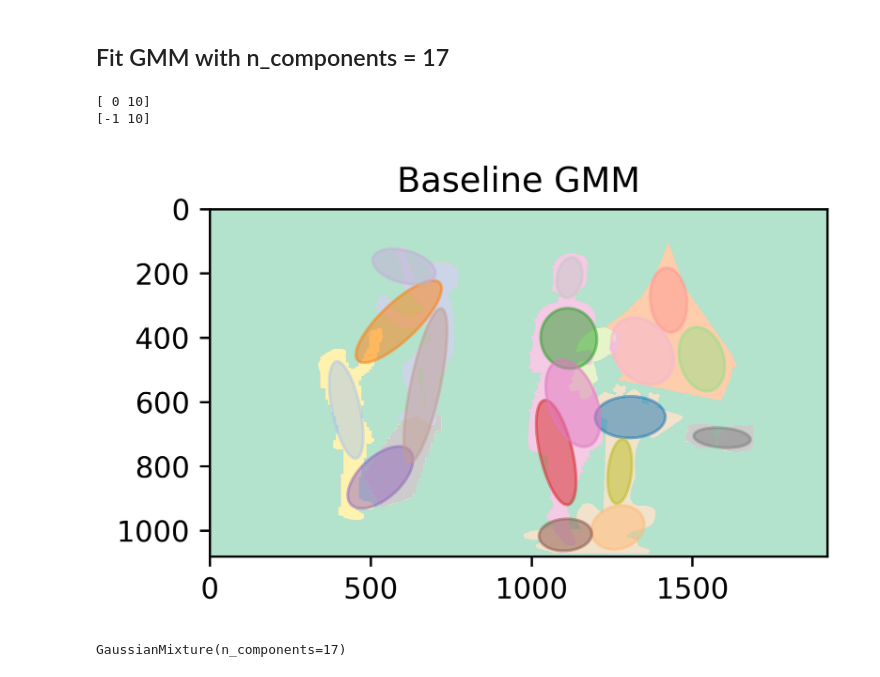
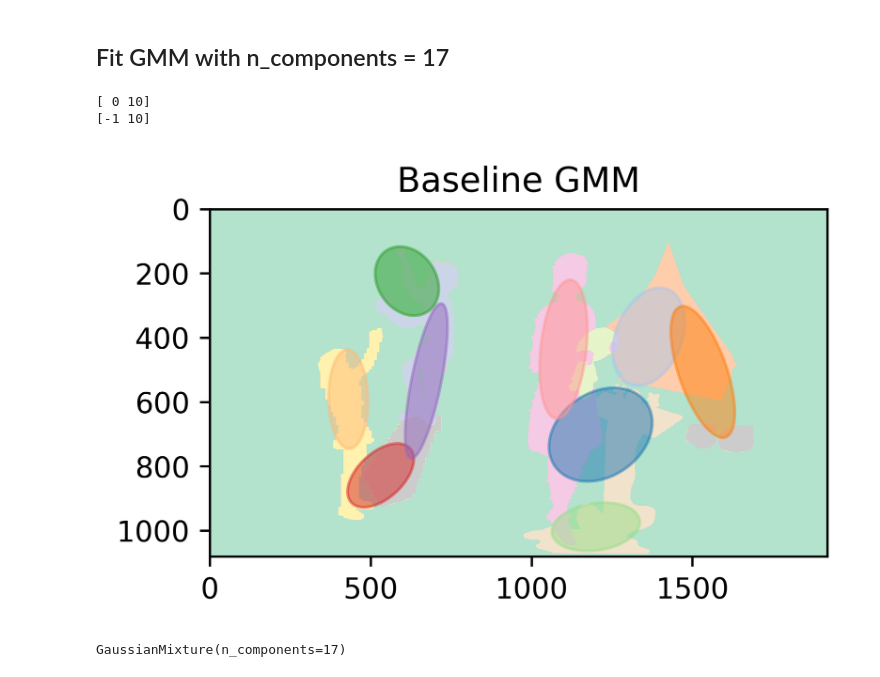
Before and after one commit to mariarlima/llm-hri-cognitive-health, a Jupyter notebook: AnalysisTools/EyeGazeDataTools/GMM.ipynb, the cells around one changed output. Drawn from its saved outputs; the diff is of its cells as text; code cells hidden in the pictures.

```diff
--- a/AnalysisTools/EyeGazeDataTools/GMM.ipynb
+++ b/AnalysisTools/EyeGazeDataTools/GMM.ipynb
@@ -12,8 +12,14 @@ from sklearn.model_selection import GridSearchCV
 from matplotlib.patches import Ellipse
 from eye_gaze_data_reader import get_eye_gaze_data
 # %%
-# image_path = './images/Picnic_segmentation.png'
-image_path = './images/Cookie_theft_segmentation.png'
+task_name = "cookie"
+# task_name = "picnic"
+
+if task_name == "cookie":
+    image_path = './images/Cookie_theft_segmentation.png'
+else:
+    image_path = './images/Picnic_segmentation.png'
+
 image = cv2.imread(image_path)
 
 # Convert the image to RGB (OpenCV loads images in BGR format by default)
@@ -509,19 +498,23 @@ def search_parameter_eye_gaze(filepath, param_grid, scoring, x_scale=1920, y_sca
 ## Fit GMM with n_components = 17
 # %%
 # seperated_masks[len(image_component_id_lookup) - 1]
+if task_name == "cookie":
+    num_components_baseline = 9
+else:
+    num_components_baseline = 16
 gmm17 = GaussianMixture(random_state=0)
 
 points = get_pixel_coordinates(seperated_masks[len(image_component_id_lookup) - 1], len(image_component_id_lookup) - 1)
 points[:, 0] *= 1
 points[:, 1] *= 1
 points[:, [0, 1]] = points[:, [1, 0]]
-gmm17 = fit_gmm_to_component(points, 17)
+gmm17 = fit_gmm_to_component(points, num_components_baseline)
 
 plot_gmm(None, None, gmm17.means_, gmm17.covariances_, 0, 'Baseline GMM', 1920, 1080)
 # %% [output]
 [ 0 10]
 [-1 10]
-[figure, old version]
+[figure, new version]
 # %%
 print(gmm17)
 # %% [output]
```
Also changed, not shown: parts of 4 cells of this notebook, 3 other files.
